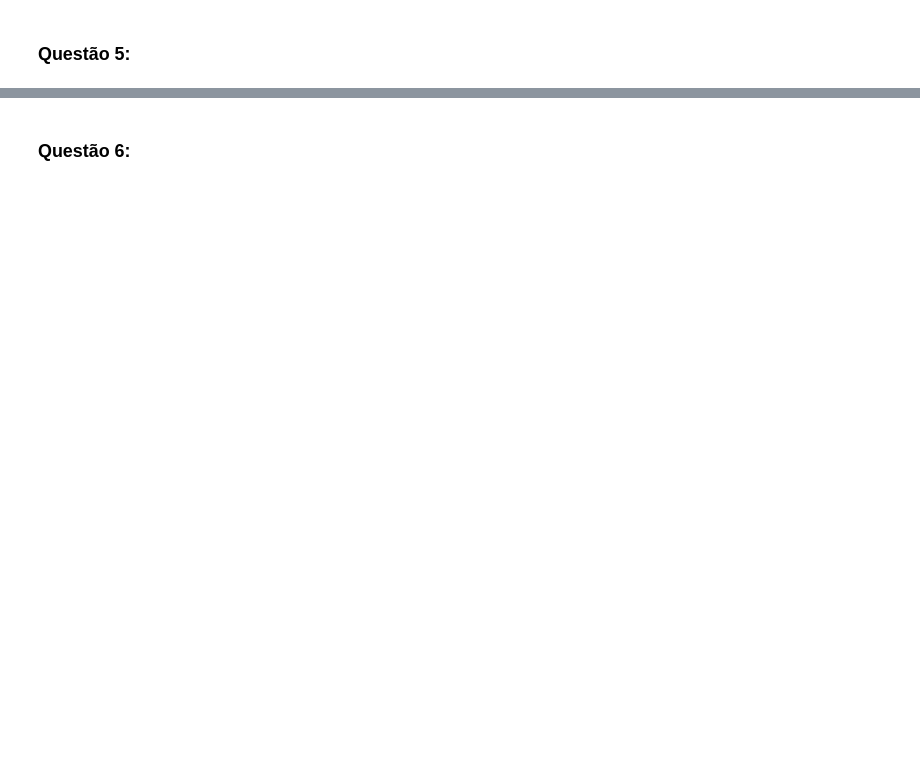
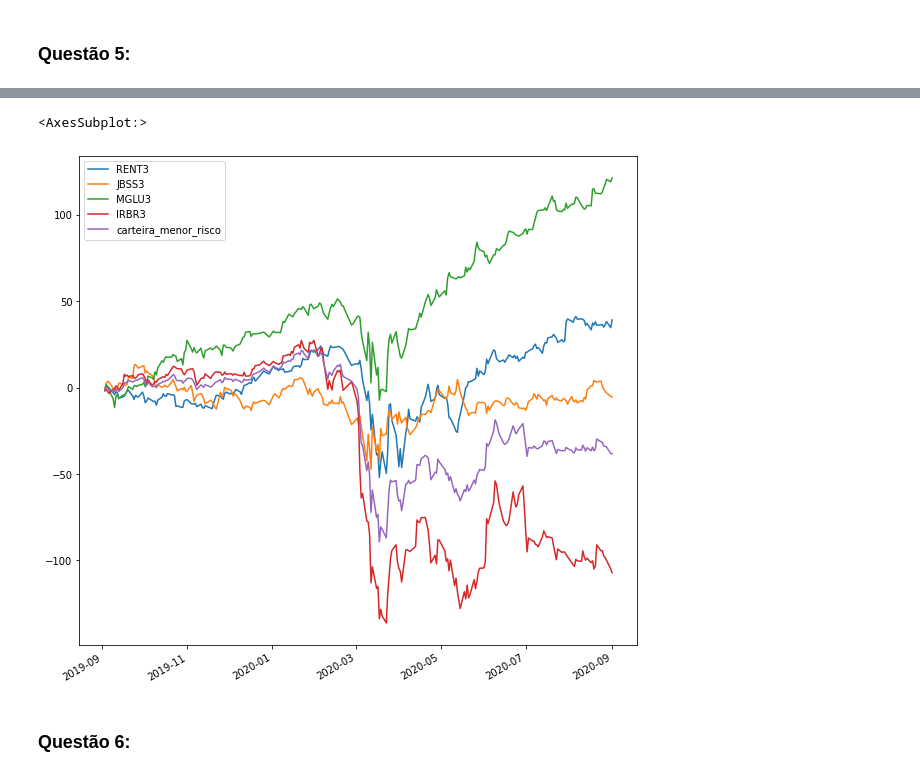
Before and after one commit to thiagolsg/Sinais-Financeiros, a Jupyter notebook: Primeira Atividade Prática Avaliativa.ipynb, the cells around one changed output, grey strips where cells are left out. Drawn from its saved outputs; the diff is of its cells as text; code cells hidden in the pictures; blank space fills up the shorter version.

```diff
--- a/Primeira Atividade Prática Avaliativa.ipynb
+++ b/Primeira Atividade Prática Avaliativa.ipynb
@@ -391,2 +399,7 @@ array([-0.15399192])
+# %%
+low_risk_opt_cum.plot(figsize=(10, 10))
+# %% [output]
+<AxesSubplot:>
+[figure, added]
 # %% [markdown]
 ### Questão 6:
```
Also changed, not shown: parts of 20 cells of this notebook.
